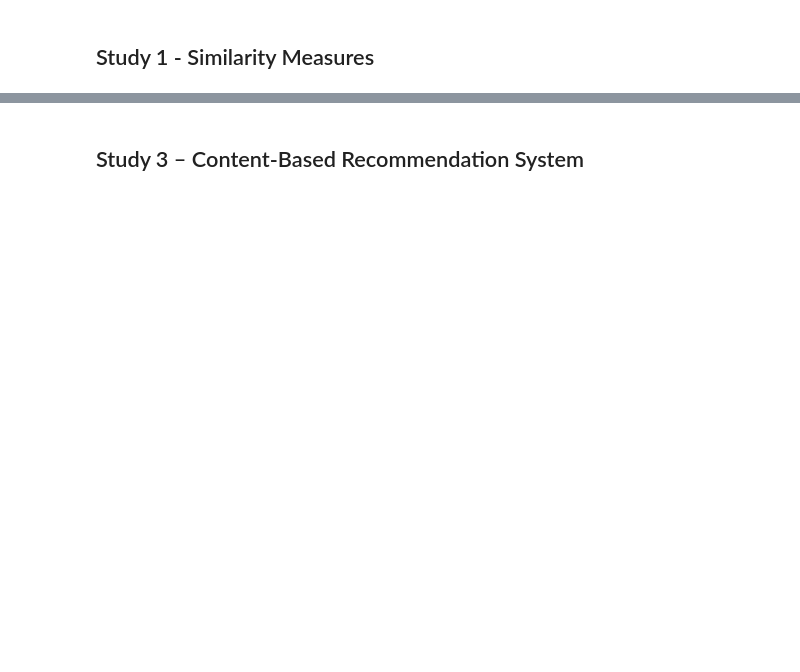
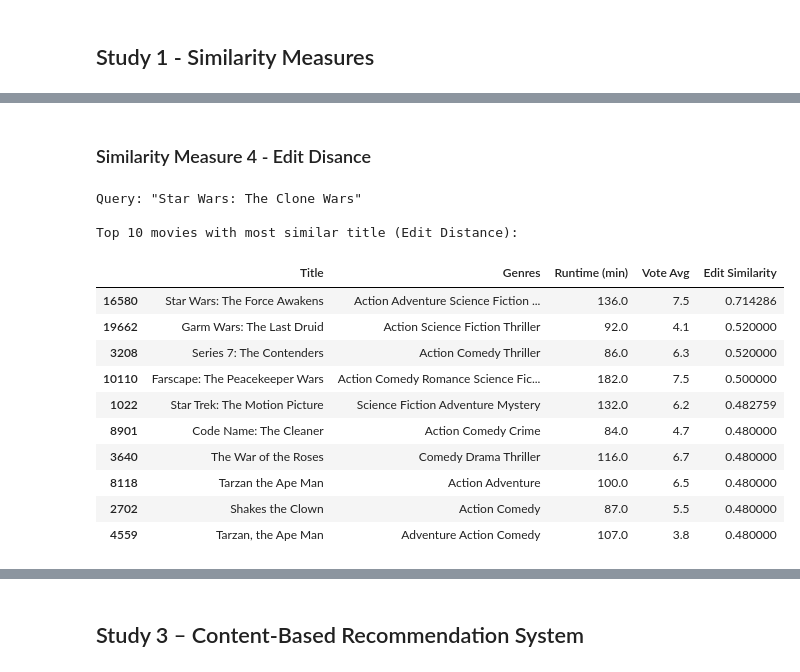
Before and after one commit to JCoji/DataScienceA2, a Jupyter notebook: A4 - Jonthan Cojita, Lucas Gavura.ipynb, the cells around one changed output, grey strips where cells are left out. Cells and saved outputs as stored; diff of their text form; code cells hidden in the pictures; blank space fills up the shorter version.

```diff
--- a/A4 - Jonthan Cojita, Lucas Gavura.ipynb
+++ b/A4 - Jonthan Cojita, Lucas Gavura.ipynb
@@ -175,0 +428,78 @@ df[num_cols].describe().round(3)
+# %% [markdown]
+### Similarity Measure 4 - Edit Disance
+# %%
+# finding the Levenshtein Edit Distance between two strings.
+def edit_distance(s1, s2):
+    s1 = s1.lower().strip()
+    s2 = s2.lower().strip()
+    m, n = len(s1), len(s2)
+
+    # dp[i][j] = edit distance between s1[:i] and s2[:j]
+    dp = [[0] * (n + 1) for _ in range(m + 1)]
+
+    # Base cases
+    for i in range(m + 1):
+        dp[i][0] = i
+    for j in range(n + 1):
+        dp[0][j] = j
+
+    # Fill the DP table
+    for i in range(1, m + 1):
+        for j in range(1, n + 1):
+            if s1[i - 1] == s2[j - 1]:
+                dp[i][j] = dp[i - 1][j - 1] # if char match
+            else:
+                dp[i][j] = 1 + min(
+                    dp[i - 1][j], # deletion
+                    dp[i][j - 1], # insertion
+                    dp[i - 1][j - 1] # substitution
+                )
+    return dp[m][n]
+
+# Normalizing distance
+def edit_similarity(s1, s2):
+    max_len = max(len(s1), len(s2))
+    if max_len == 0:
+        return 1.0
+    return 1.0 - edit_distance(s1, s2) / max_len
+
+# Find the top-N movies most similar in title to the query
+def top_by_title_edit(query_title, df, n=10):
+
+    query_movie = find_movie(query_title, df)
+    query_id = query_movie.name
+    q_title = query_movie['title']
+
+    df_other = df[df.index != query_id].copy()
+    df_other['edit_sim'] = df_other['title'].apply(
+        lambda t: edit_similarity(q_title, str(t))
+    )
+
+    top = (
+        df_other.sort_values(['edit_sim', 'popularity_filled'], ascending=[False, False])
+        .head(n)[['title', 'genres_str', 'runtime', 'vote_average', 'edit_sim']]
+    )
+    top.columns = ['Title', 'Genres', 'Runtime (min)', 'Vote Avg', 'Edit Similarity']
+    return query_movie['title'], top
+
+
+# Finding the top 10
+qname, result4 = top_by_title_edit('Star Wars: The Clone Wars', df)
+print(f'\nQuery: "{qname}"')
+print(f'\nTop 10 movies with most similar title (Edit Distance):')
+result4
+# %% [output]
+Query: "Star Wars: The Clone Wars"
+
+Top 10 movies with most similar title (Edit Distance):
+|  | Title | Genres | Runtime (min) | Vote Avg | Edit Similarity |
+| 16580 | Star Wars: The Force Awakens | Action Adventure Science Fiction ... | 136.0 | 7.5 | 0.714286 |
+| 19662 | Garm Wars: The Last Druid | Action Science Fiction Thriller | 92.0 | 4.1 | 0.520000 |
+| 3208 | Series 7: The Contenders | Action Comedy Thriller | 86.0 | 6.3 | 0.520000 |
+| 10110 | Farscape: The Peacekeeper Wars | Action Comedy Romance Science Fic... | 182.0 | 7.5 | 0.500000 |
+| 1022 | Star Trek: The Motion Picture | Science Fiction Adventure Mystery | 132.0 | 6.2 | 0.482759 |
+| 8901 | Code Name: The Cleaner | Action Comedy Crime | 84.0 | 4.7 | 0.480000 |
+| 3640 | The War of the Roses | Comedy Drama Thriller | 116.0 | 6.7 | 0.480000 |
+| 8118 | Tarzan the Ape Man | Action Adventure | 100.0 | 6.5 | 0.480000 |
+| 2702 | Shakes the Clown | Action Comedy | 87.0 | 5.5 | 0.480000 |
+| 4559 | Tarzan, the Ape Man | Adventure Action Comedy | 107.0 | 3.8 | 0.480000 |
```
Also changed, not shown: parts of 22 cells of this notebook.
